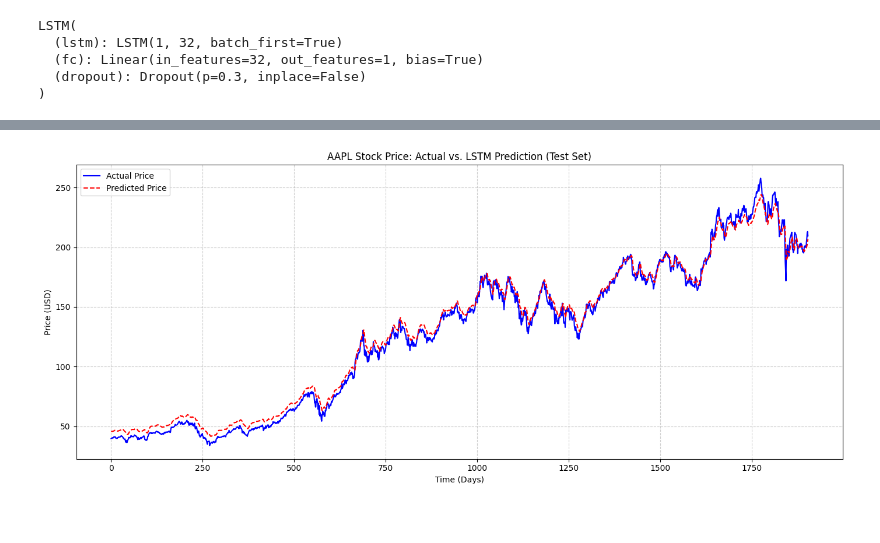
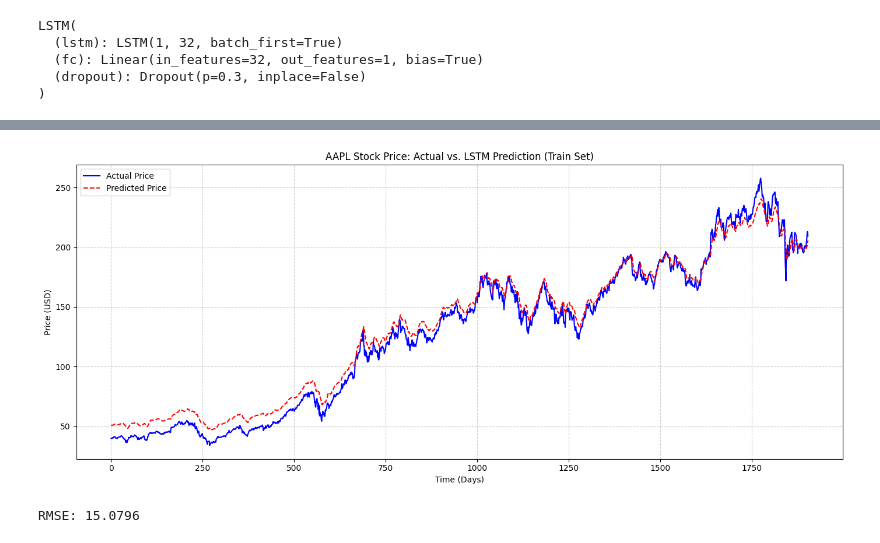
Before and after one commit to Ljw-w0/lstm, a Jupyter notebook: main.ipynb, the cells around one changed output, grey strips where cells are left out. Drawn from its saved outputs; the diff is of its cells as text; code cells hidden in the pictures.

```diff
--- a/main.ipynb
+++ b/main.ipynb
@@ -213,13 +213,17 @@ predicts, actuals
 # %%
 plt.figure(figsize=(14, 6))
 plt.plot(actuals, label='Actual Price', color='blue')
 plt.plot(predicts, label='Predicted Price', color='red', linestyle='--')
-plt.title(f'AAPL Stock Price: Actual vs. LSTM Prediction (Test Set)')
+plt.title(f'AAPL Stock Price: Actual vs. LSTM Prediction (Train Set)')
 plt.xlabel('Time (Days)')
 plt.ylabel('Price (USD)')
 plt.legend()
 plt.grid(True, linestyle='--', alpha=0.6)
 plt.tight_layout()
 plt.show()
 # %% [output]
-[figure, old version]
+[figure, new version]
+# %%
+test_pred, test_act = eval_model(model, test_loader, criterion, device=device, scaler=scaler)
+# %% [output]
+RMSE: 15.0796
```
Also changed, not shown: parts of 9 cells of this notebook.
